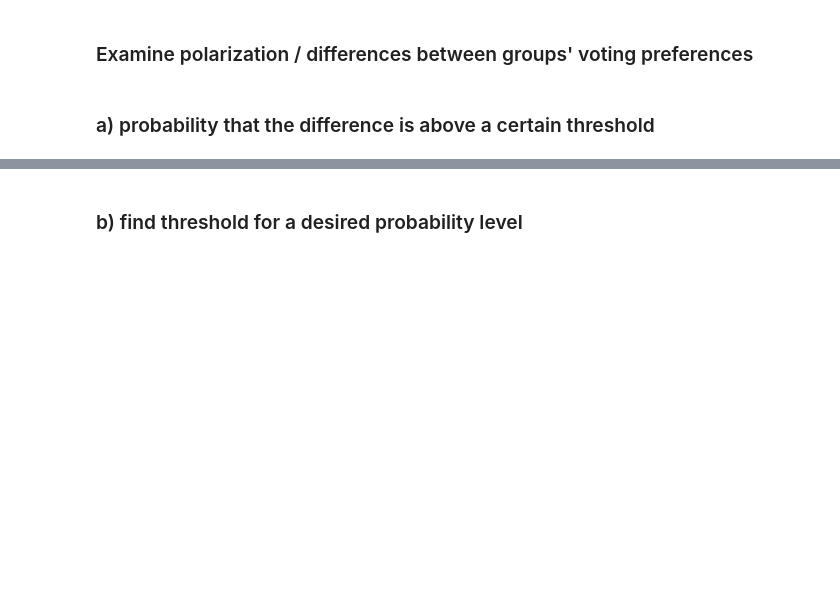
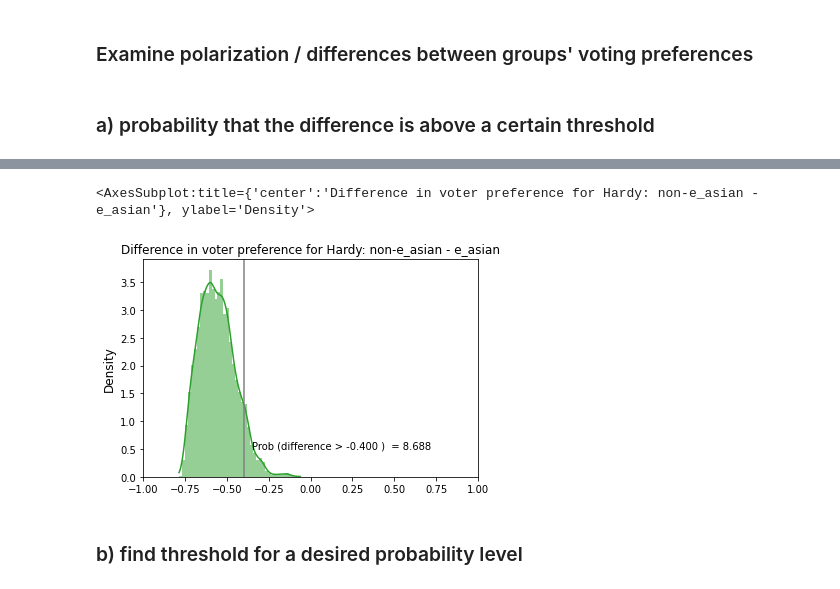
Before and after one commit to mggg/ecological-inference, a Jupyter notebook: pyei/examples/santa_clara_demo.ipynb, the cells around one changed output, grey strips where cells are left out. Drawn from its saved outputs; the diff is of its cells as text; code cells hidden in the pictures; blank space fills up the shorter version.

```diff
--- a/pyei/examples/santa_clara_demo.ipynb
+++ b/pyei/examples/santa_clara_demo.ipynb
@@ -172,3 +180,8 @@ ei.plot_polarization_kde(threshold=0.4, reference_group=1, show_threshold=True)
+# %%
+ei.plot_polarization_kde(threshold=-0.4, show_threshold=True, reference_group=1)
+# %% [output]
+<AxesSubplot:title={'center':'Difference in voter preference for Hardy: non-e_asian - e_asian'}, ylabel='Density'>
+[figure, added]
 # %% [markdown]
 ### b) find threshold for a desired probability level
 # %%
```
Also changed, not shown: parts of 23 cells of this notebook, 3 other files.
